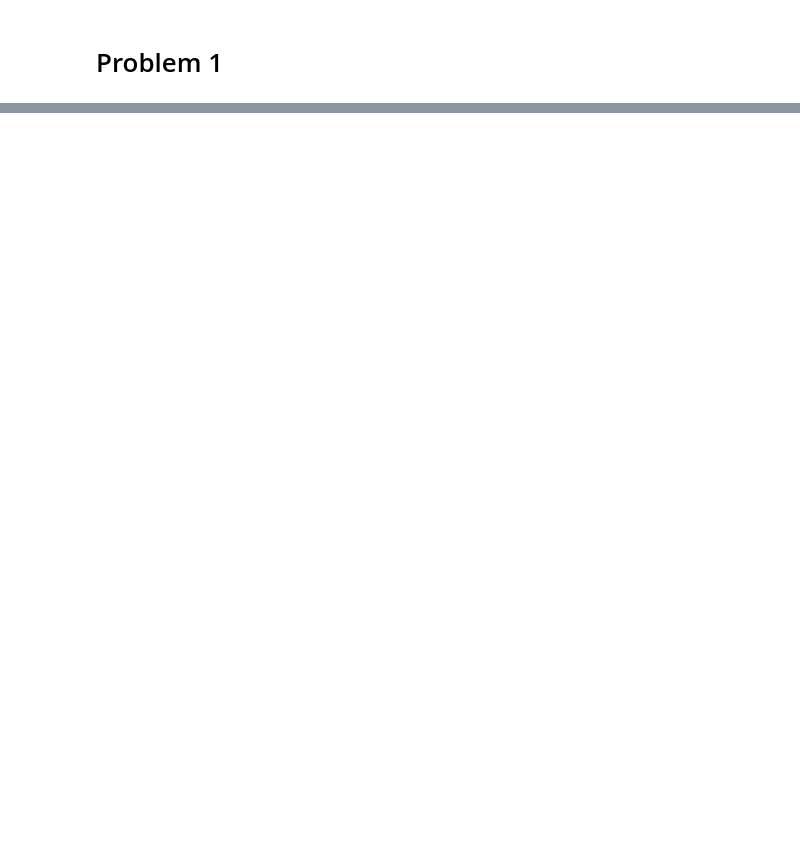
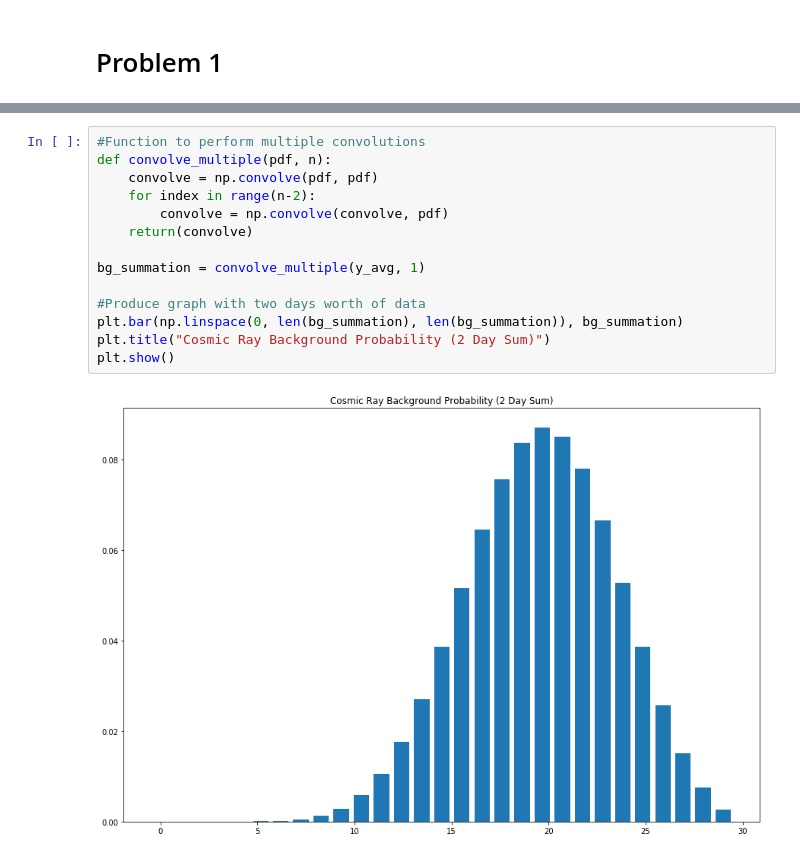
Before and after one commit to s-agiedd/PHYS_434, a Jupyter notebook: Labs/Alyssa_Giedd_Lab2.ipynb, the cells around one changed output, grey strips where cells are left out. Drawn from its saved outputs; the diff is of its cells as text; blank space fills up the shorter version.

```diff
--- a/Labs/Alyssa_Giedd_Lab2.ipynb
+++ b/Labs/Alyssa_Giedd_Lab2.ipynb
@@ -25,0 +34,16 @@ ValueError: shape mismatch: objects cannot be broadcast to a single shape
+# %%
+#Function to perform multiple convolutions
+def convolve_multiple(pdf, n):
+    convolve = np.convolve(pdf, pdf)
+    for index in range(n-2):
+        convolve = np.convolve(convolve, pdf)
+    return(convolve)
+
+bg_summation = convolve_multiple(y_avg, 1)
+
+#Produce graph with two days worth of data
+plt.bar(np.linspace(0, len(bg_summation), len(bg_summation)), bg_summation)
+plt.title("Cosmic Ray Background Probability (2 Day Sum)")
+plt.show()
+# %% [output]
+[figure, added]
```
Also changed, not shown: parts of 17 cells of this notebook, 1 other file.
